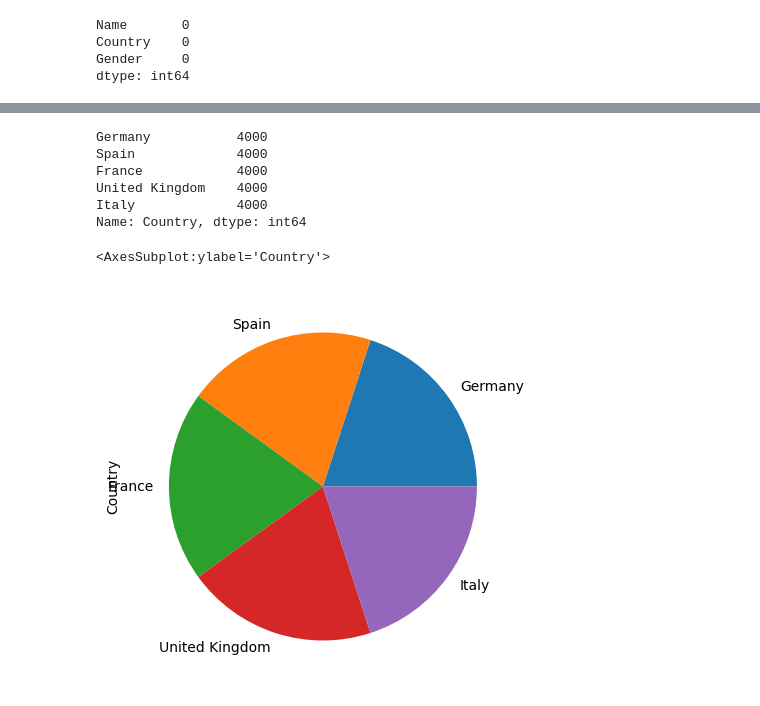
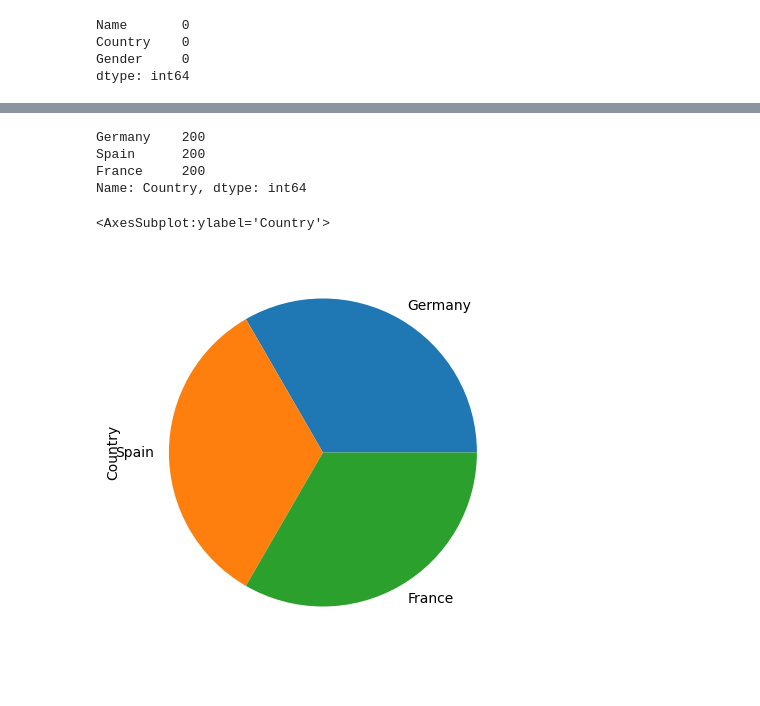
Before and after one commit to fratambot/name-clf, a Jupyter notebook: notebooks/EDA_local.ipynb, the cells around one changed output, grey strips where cells are left out. Saved outputs shown, nothing was run; the diff lists cells and outputs as text; code cells hidden in the pictures.

```diff
--- a/notebooks/EDA_local.ipynb
+++ b/notebooks/EDA_local.ipynb
@@ -57,7 +89,7 @@ country_mapping
  'YE': 'Yemen',
  'ZA': 'South Africa'}
 # %%
-subset = ("ES", "IT", "FR", "DE", "GB")
+subset = ("ES", "FR", "DE")#, "GB")
 europe = dict(filter(lambda i:i[0] in subset, country_mapping.items()))
 print(europe)
 # %% [output]
@@ -65 +97,3 @@ print(europe)
+# %%
+top = 100
 # %%
@@ -97,3 +131,5 @@ IT
 # %%
+df = dd.from_dict(entries, npartitions=10).compute()
+print(df.shape)
 df.head()
 # %% [output]
@@ -120,14 +157,12 @@ Name: Gender, dtype: int64
 <AxesSubplot:ylabel='Gender'>
 [figure]
 # %%
-print(df["Country"].value_counts())
-df["Country"].value_counts().plot(kind='pie', figsize=(5,5))
+print(df.Country.value_counts())
+df.Country.value_counts().plot(kind='pie', figsize=(5,5))
 # %% [output]
-Germany           4000
-Spain             4000
-France            4000
-United Kingdom    4000
-Italy             4000
+Germany    200
+Spain      200
+France     200
 Name: Country, dtype: int64
 <AxesSubplot:ylabel='Country'>
-[figure, old version]
+[figure, new version]
```
Also changed, not shown: parts of 13 cells of this notebook, 8 other files.
